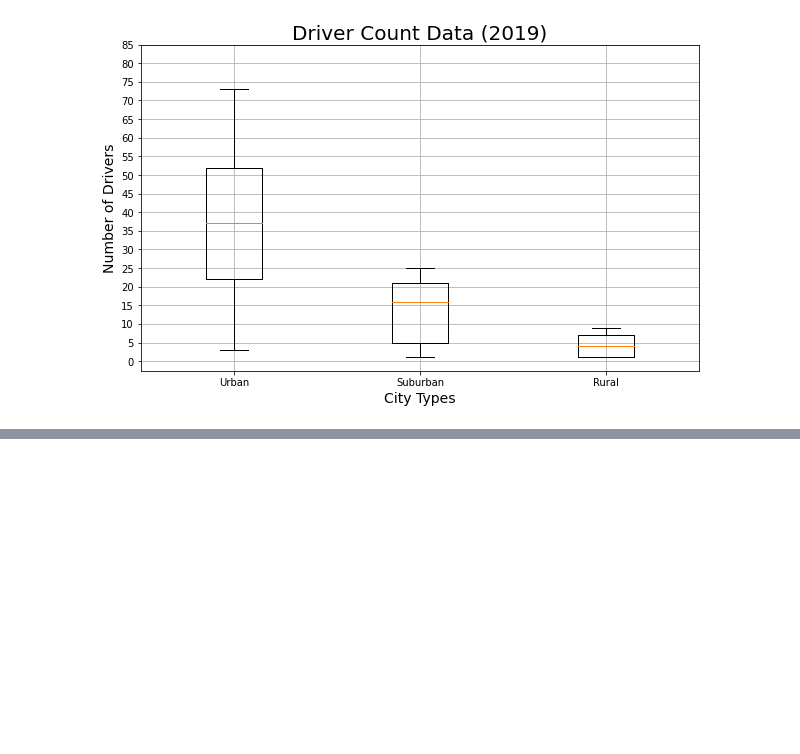
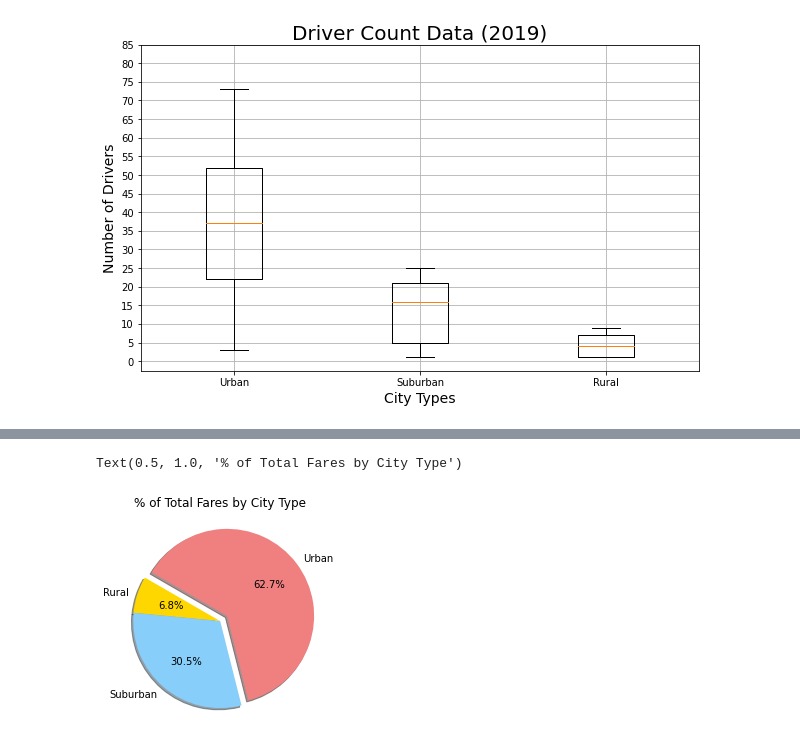
Before and after one commit to HaleyAMiller/Pyber_Analysis, a Jupyter notebook: PyBer.ipynb, the cells around one changed output, grey strips where cells are left out. Drawn from its saved outputs; the diff is of its cells as text; code cells hidden in the pictures; blank space fills up the shorter version.

```diff
--- a/PyBer.ipynb
+++ b/PyBer.ipynb
@@ -786,0 +824,9 @@ plt.show()
+# %%
+# Build the percentage of fares by city type pie chart.
+plt.pie(type_percents, labels=["Rural", "Suburban", "Urban"],
+       colors=["gold", "lightskyblue", "lightcoral"],
+       explode=[0, 0, 0.1], autopct="%.1f%%", shadow=True, startangle=150)
+plt.title("% of Total Fares by City Type")
+# %% [output]
+Text(0.5, 1.0, '% of Total Fares by City Type')
+[figure, added]
```
Also changed, not shown: parts of 5 cells of this notebook, 1 other file.
